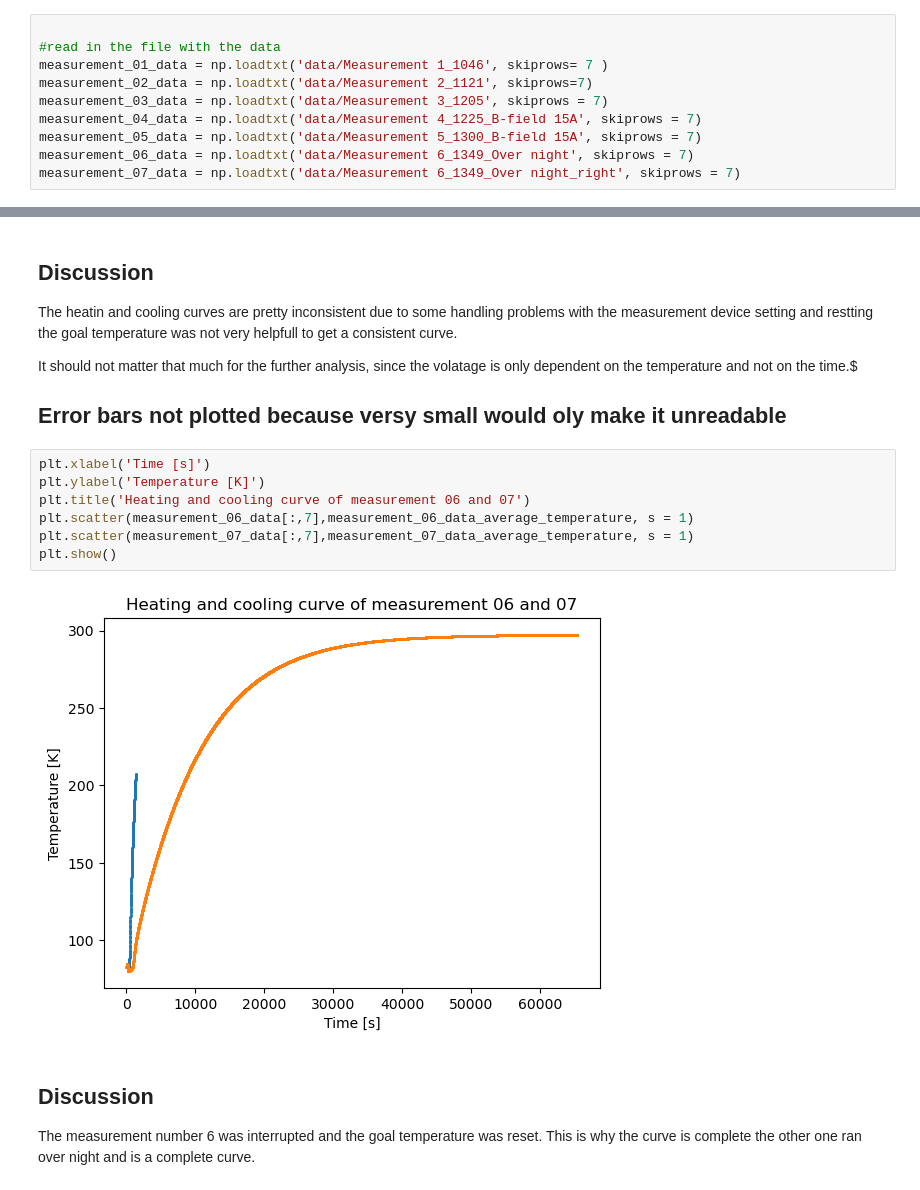
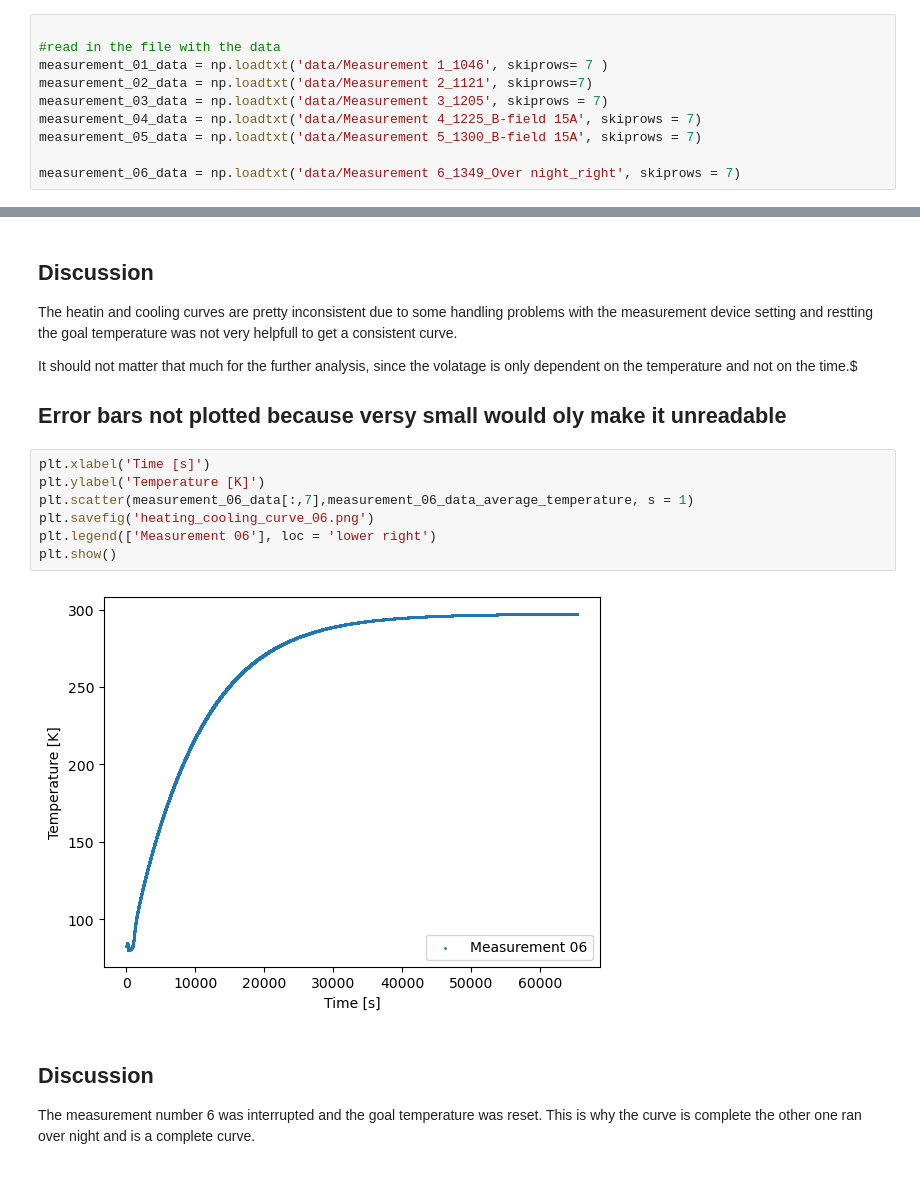
Before and after one commit to JanZur/Solid_state_physics_lab, a Jupyter notebook: solidstates_lab.ipynb, the cells around one changed output, grey strips where cells are left out. Cells and saved outputs as stored; diff of their text form.

```diff
--- a/solidstates_lab.ipynb
+++ b/solidstates_lab.ipynb
@@ -12,5 +12,5 @@ measurement_02_data = np.loadtxt('data/Measurement 2_1121', skiprows=7)
 measurement_03_data = np.loadtxt('data/Measurement 3_1205', skiprows = 7)
 measurement_04_data = np.loadtxt('data/Measurement 4_1225_B-field 15A', skiprows = 7)
 measurement_05_data = np.loadtxt('data/Measurement 5_1300_B-field 15A', skiprows = 7)
-measurement_06_data = np.loadtxt('data/Measurement 6_1349_Over night', skiprows = 7)
-measurement_07_data = np.loadtxt('data/Measurement 6_1349_Over night_right', skiprows = 7)
+
+measurement_06_data = np.loadtxt('data/Measurement 6_1349_Over night_right', skiprows = 7)
@@ -83,12 +95,12 @@ not on the time.$
 # %%
 plt.xlabel('Time [s]')
 plt.ylabel('Temperature [K]')
-plt.title('Heating and cooling curve of measurement 06 and 07')
 plt.scatter(measurement_06_data[:,7],measurement_06_data_average_temperature, s = 1)
-plt.scatter(measurement_07_data[:,7],measurement_07_data_average_temperature, s = 1)
+plt.savefig('heating_cooling_curve_06.png')
+plt.legend(['Measurement 06'], loc = 'lower right')
 plt.show()
 # %% [output]
-[figure, old version]
+[figure, new version]
 # %% [markdown]
 ## Discussion
 The measurement number 6 was interrupted and the goal temperature was reset. This is why the curve is complete the
```
Also changed, not shown: parts of 20 cells of this notebook.
